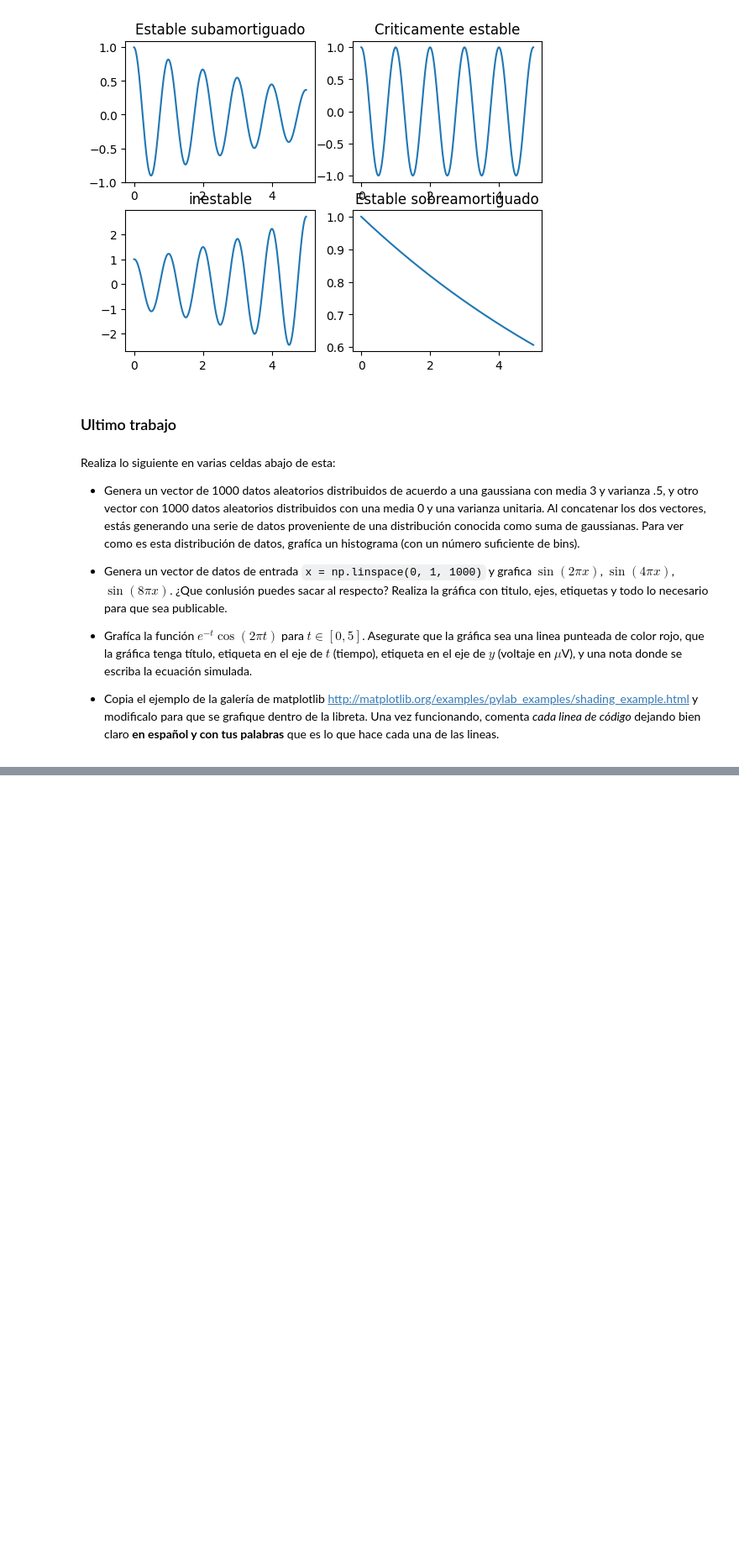
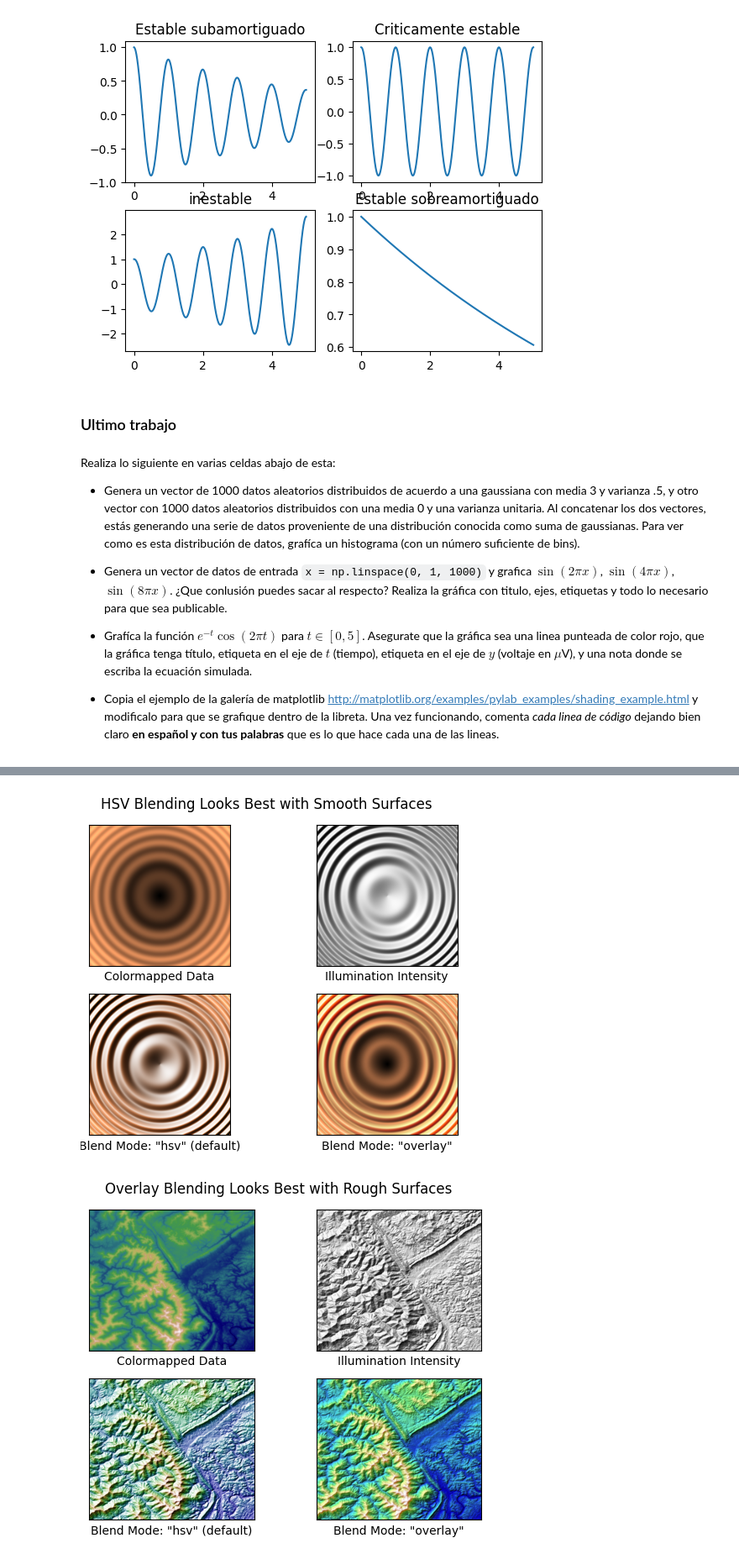
Before and after one commit to 3dgrapes/LibretasIntroducci-n, a Jupyter notebook: assets/libretas/Introducción a Numpy y Matplotlib.ipynb, the cells around one changed output, grey strips where cells are left out. Shown at 84% size. Cells and saved outputs as stored; diff of their text form; code cells hidden in the pictures; blank space fills up the shorter version.

```diff
--- a/assets/libretas/Introducción a Numpy y Matplotlib.ipynb
+++ b/assets/libretas/Introducción a Numpy y Matplotlib.ipynb
@@ -579,0 +642,62 @@ Realiza lo siguiente en varias celdas abajo de esta:
+# %%
+import numpy as np
+import matplotlib.pyplot as plt
+from matplotlib.colors import LightSource
+from matplotlib.cbook import get_sample_data
+
+# Example showing how to make shaded relief plots
+# like Mathematica
+# (http://reference.wolfram.com/mathematica/ref/ReliefPlot.html)
+# or Generic Mapping Tools
+# (http://gmt.soest.hawaii.edu/gmt/doc/gmt/html/GMT_Docs/node145.html)
+
+
+def main():
+    # Test data
+    x, y = np.mgrid[-5:5:0.05, -5:5:0.05]
+    z = 5 * (np.sqrt(x**2 + y**2) + np.sin(x**2 + y**2)) # Esta es una función tridimensional con el fin de definir los gráficos
+
+    filename = get_sample_data('jacksboro_fault_dem.npz', asfileobj=False) # Archivo de donde se consigue los datos
+    with np.load(filename) as dem: # Aquí nomas le ponemos un nickname a esos datos.
+        elev = dem['elevation']
+
+    fig = compare(z, plt.cm.copper) # Crea el primer set de gráfricos, el de las ondas
+    fig.suptitle('HSV Blending Looks Best with Smooth Surfaces', y=0.95) # Le pone un titulo a las gráficas
+
+    fig = compare(elev, plt.cm.gist_earth, ve=0.05) # Crea el segundo set de gráficos, el del terreno.
+    fig.suptitle('Overlay Blending Looks Best with Rough Surfaces', y=0.95) # Le pone un titulo a las gráficas
+
+    plt.show() # Muestra los gráficos al mismo tiempo
+
+
+def compare(z, cmap, ve=1):
+    # Create subplots and hide ticks
+    fig, axes = plt.subplots(ncols=2, nrows=2) # Crea espacios para cada gráfico
+    for ax in axes.flat:
+        ax.set(xticks=[], yticks=[]) # Me imagino que esto configura todos los espacios (no se que son xyticks)
+
+    # Illuminate the scene from the northwest
+    ls = LightSource(azdeg=315, altdeg=45)    # Establece una "luz" con el proposito de iluminar los gráficos
+
+    axes[0, 0].imshow(z, cmap=cmap) # Muestra los datos clasificados por color en la parte izquierda superior
+    axes[0, 0].set(xlabel='Colormapped Data') # Le pone un titulo
+
+    axes[0, 1].imshow(ls.hillshade(z, vert_exag=ve), cmap='gray') # Muestra los datos clasificados de blanco a negro en la parte
+                                                                  # derecha superior
+    axes[0, 1].set(xlabel='Illumination Intensity') # Le pone un titulo
+
+    rgb = ls.shade(z, cmap=cmap, vert_exag=ve, blend_mode='hsv') # Mezcla los colores de las dos celdas superiores usando hsv de la gpu.
+    axes[1, 0].imshow(rgb) # Muestra los datos clasificados usando la paleta de colores conseguida arriba.
+    axes[1, 0].set(xlabel='Blend Mode: "hsv" (default)') # Le pone un titulo
+
+    rgb = ls.shade(z, cmap=cmap, vert_exag=ve, blend_mode='overlay') # Mezcla los colores de las dos celdas superiores usando overlay de la gpu.
+    axes[1, 1].imshow(rgb) # Muestra los datos clasificados usando la paleta de colores conseguida arriba.
+    axes[1, 1].set(xlabel='Blend Mode: "overlay"') # Le pone un titulo
+
+    return fig # Devuelve los gráficos completos
+
+if __name__ == '__main__':
+    main()
+# %% [output]
+[figure, added]
+[figure, added]
```
Also changed, not shown: parts of 9 cells of this notebook.
